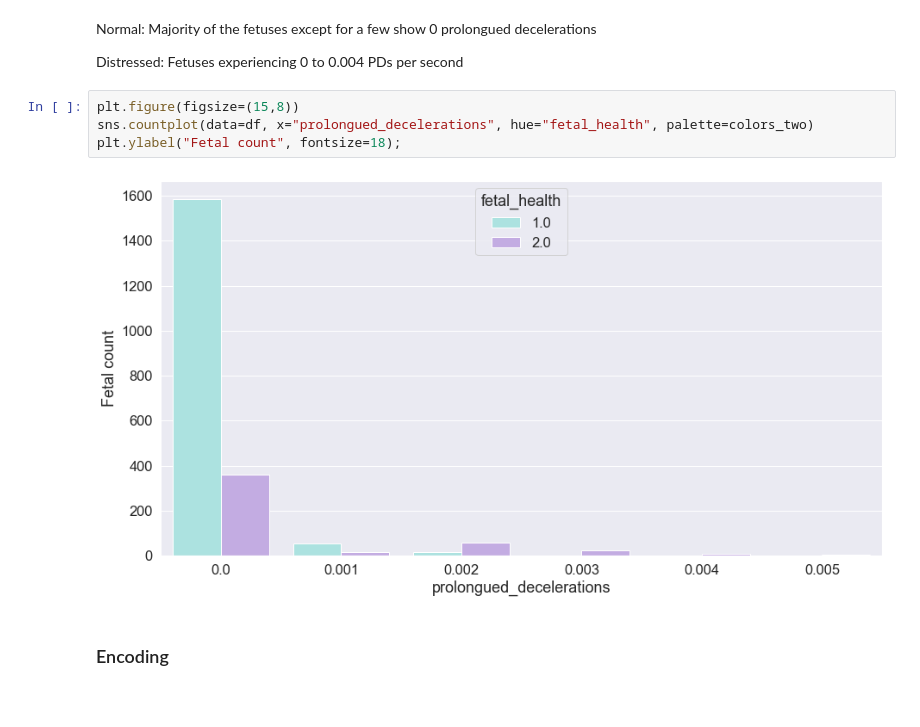
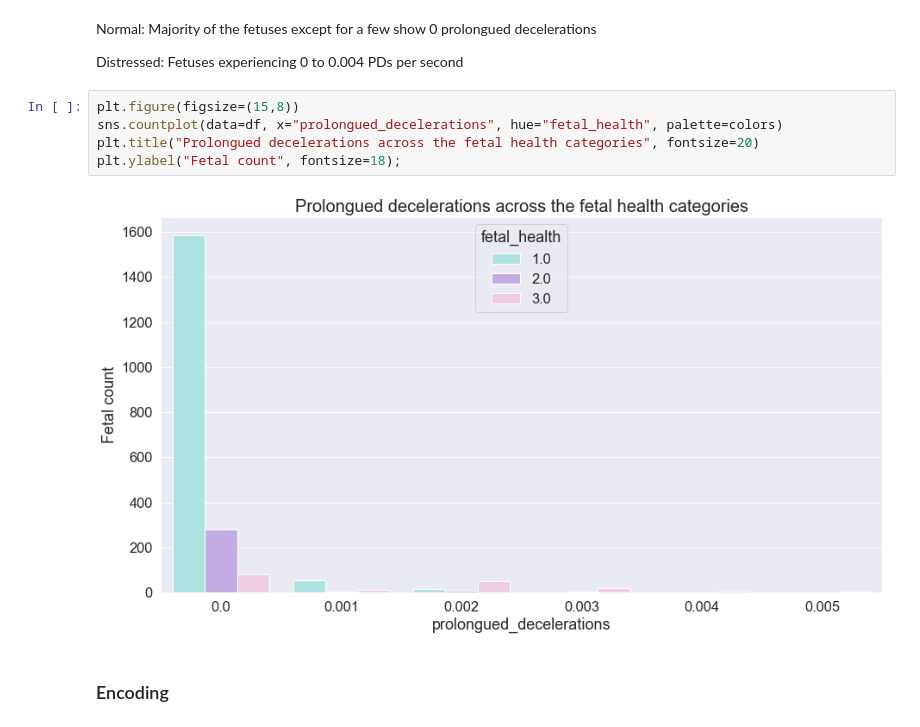
Before and after one commit to asma512/fetal_health, a Jupyter notebook: Fetal_Health/EDA.ipynb, the cells around one changed output. Cells and saved outputs as stored; diff of their text form.

Commit message:
add titles

```diff
--- a/Fetal_Health/EDA.ipynb
+++ b/Fetal_Health/EDA.ipynb
@@ -212,10 +212,11 @@ Normal: Majority of the fetuses except for a few show 0 prolongued decelerations
 Distressed: Fetuses experiencing 0 to 0.004 PDs per second
 # %%
 plt.figure(figsize=(15,8))
-sns.countplot(data=df, x="prolongued_decelerations", hue="fetal_health", palette=colors_two)
+sns.countplot(data=df, x="prolongued_decelerations", hue="fetal_health", palette=colors)
+plt.title("Prolongued decelerations across the fetal health categories", fontsize=20)
 plt.ylabel("Fetal count", fontsize=18);
 # %% [output]
-[figure, old version]
+[figure, new version]
 # %% [markdown]
 ### Encoding
 # %% [markdown]
```
Also changed, not shown: parts of 4 cells of this notebook.
